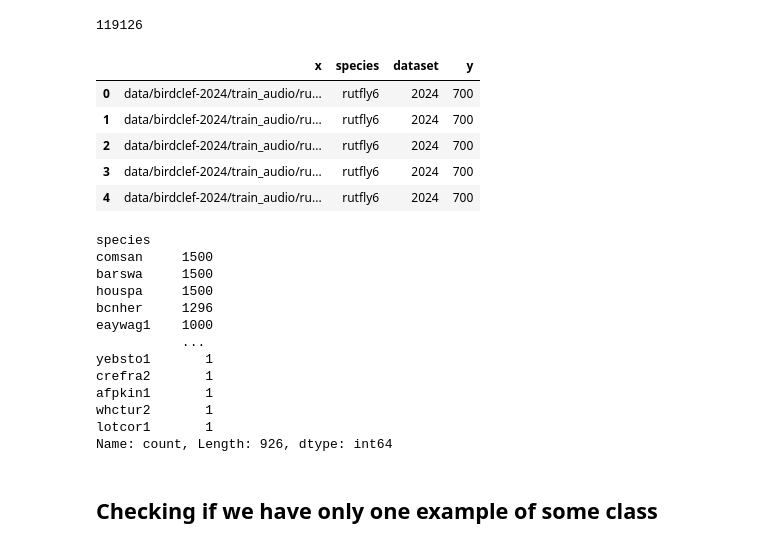
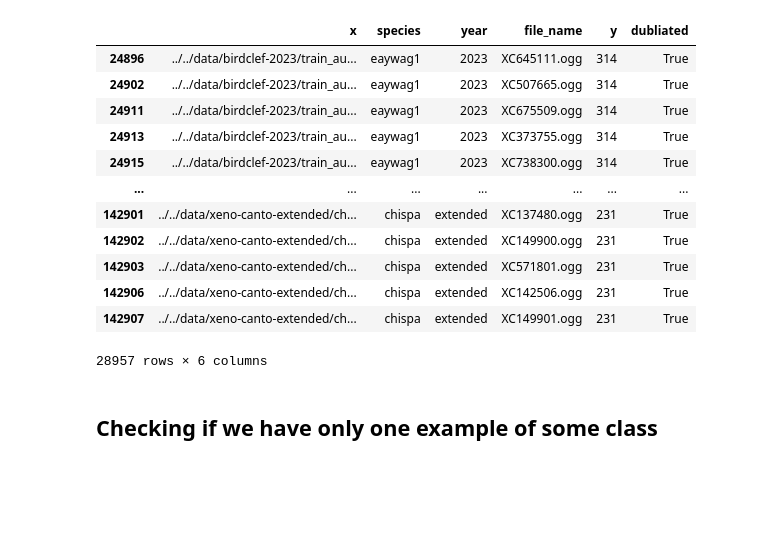
Before and after one commit to kirill-yatsy/BirdCLEF_2024, a Jupyter notebook: notebooks/data/create_files_df.ipynb, the cells around one changed output. Cells and saved outputs as stored; diff of their text form; code cells hidden in the pictures; blank space fills up the shorter version.

```diff
--- a/notebooks/data/create_files_df.ipynb
+++ b/notebooks/data/create_files_df.ipynb
@@ -28,10 +20,20 @@ def create_dataframe(path: str, datasetName: str) -> pd.DataFrame:
+# %%
+df = pd.DataFrame()
+birdclefs = {
+    "2024": "../../data/birdclef-2024/train_audio",
+    "2023": "../../data/birdclef-2023/train_audio",
+    "2022": "../../data/birdclef-2022/train_audio",
+    "2021": "../../data/birdclef-2021/train_short_audio",
+    "extended": "../../data/xeno-canto-extended",
+}
 # %%
-df = pd.DataFrame()
-
-for source in filepaths["birdclefs"]:
-    path = filepaths["birdclefs"][source]
-    new_df = create_dataframe(path, source)
-    df = pd.concat([df, new_df])
+for year in birdclefs:
+    path = birdclefs[year]
+    new_df = create_dataframe(path, year)
+    df = pd.concat([df, new_df]).reset_index(drop=True)
 
 df["species"] = df["species"].astype("category")
+# df["y"] = None
+# df = pd.merge(df, mapper, on="species", how="left")
+
 df["y"] = df["species"].cat.codes
@@ -40,0 +40,3 @@ assert len(df["species"].unique()) == len(df["y"].unique())
+# %%
+# delete ../ from x
+df["x"] = df["x"].apply(lambda x: x.replace("../", ""))
@@ -40,0 +45,4 @@ assert len(df["species"].unique()) == len(df["y"].unique())
+# %%
+df["species"] = df["species"].astype("category")
+
+df["y"] = df["species"].cat.codes
@@ -41,2 +69,16 @@ assert len(df["species"].unique()) == len(df["y"].unique())
 # %%
-df = df.reset_index(drop=True)
+df[df["dubliated"]]
+# %% [output]
+|  | x | species | year | file_name | y | dubliated |
+| 24896 | ../../data/birdclef-2023/train_au... | eaywag1 | 2023 | XC645111.ogg | 314 | True |
+| 24902 | ../../data/birdclef-2023/train_au... | eaywag1 | 2023 | XC507665.ogg | 314 | True |
+| 24911 | ../../data/birdclef-2023/train_au... | eaywag1 | 2023 | XC675509.ogg | 314 | True |
+| 24913 | ../../data/birdclef-2023/train_au... | eaywag1 | 2023 | XC373755.ogg | 314 | True |
+| 24915 | ../../data/birdclef-2023/train_au... | eaywag1 | 2023 | XC738300.ogg | 314 | True |
+| ... | ... | ... | ... | ... | ... | ... |
+| 142901 | ../../data/xeno-canto-extended/ch... | chispa | extended | XC137480.ogg | 231 | True |
+| 142902 | ../../data/xeno-canto-extended/ch... | chispa | extended | XC149900.ogg | 231 | True |
+| 142903 | ../../data/xeno-canto-extended/ch... | chispa | extended | XC571801.ogg | 231 | True |
+| 142906 | ../../data/xeno-canto-extended/ch... | chispa | extended | XC142506.ogg | 231 | True |
+| 142907 | ../../data/xeno-canto-extended/ch... | chispa | extended | XC149901.ogg | 231 | True |
+28957 rows × 6 columns
@@ -46,32 +85,3 @@ n_classes = len(df["species"].unique())
-# %%
-len(df)
-# %% [output]
-119126
-# %%
-df.head()
-# %% [output]
-|  | x | species | dataset | y |
-| 0 | data/birdclef-2024/train_audio/ru... | rutfly6 | 2024 | 700 |
-| 1 | data/birdclef-2024/train_audio/ru... | rutfly6 | 2024 | 700 |
-| 2 | data/birdclef-2024/train_audio/ru... | rutfly6 | 2024 | 700 |
-| 3 | data/birdclef-2024/train_audio/ru... | rutfly6 | 2024 | 700 |
-| 4 | data/birdclef-2024/train_audio/ru... | rutfly6 | 2024 | 700 |
-# %%
-df["species"].value_counts()
-# %% [output]
-species
-comsan     1500
-barswa     1500
-houspa     1500
-bcnher     1296
-eaywag1    1000
-           ...
-yebsto1       1
-crefra2       1
-afpkin1       1
-whctur2       1
-lotcor1       1
-Name: count, Length: 926, dtype: int64
 # %%
 df.to_parquet("../../data/processed/files.parquet")
 # %% [markdown]
```
Also changed, not shown: parts of 9 cells of this notebook, 22 other files.
